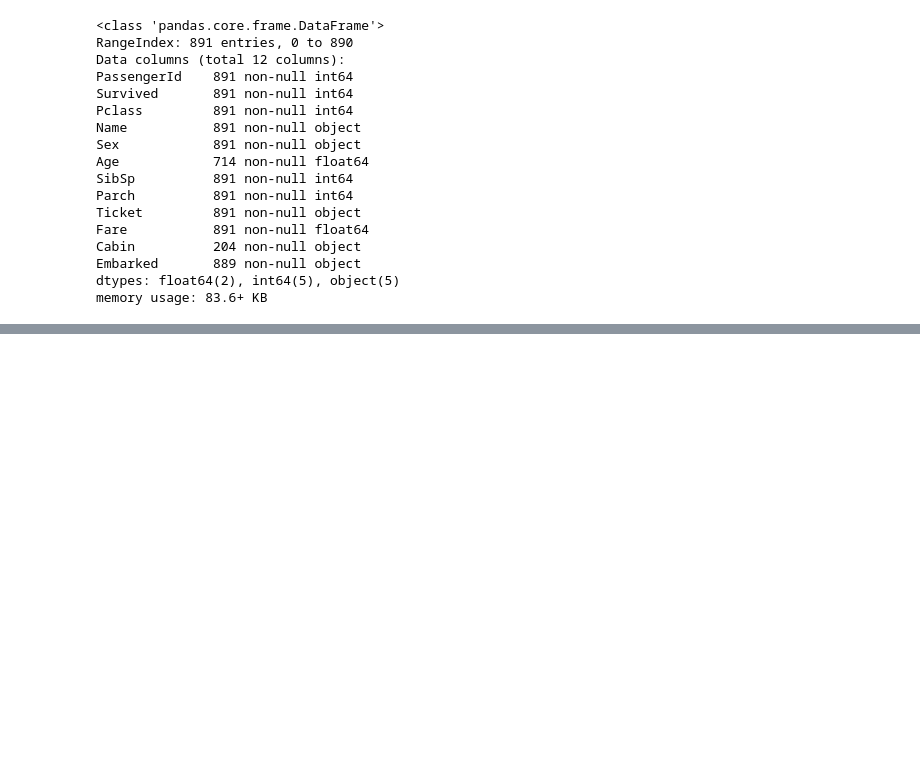
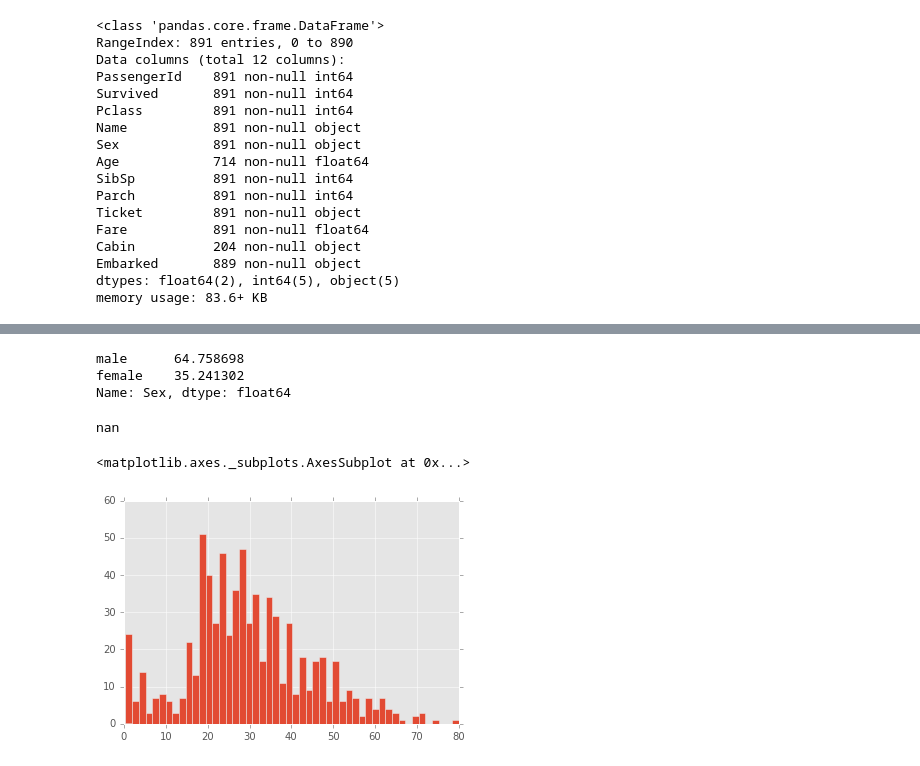
Before and after one commit to CarlosERamirez/BigData-ML-course, a Jupyter notebook: 230219.ipynb, the cells around one changed output, grey strips where cells are left out. Cells and saved outputs as stored; diff of their text form; code cells hidden in the pictures; blank space fills up the shorter version.

```diff
--- a/230219.ipynb
+++ b/230219.ipynb
@@ -129,0 +175,17 @@ datos.median()
+# %%
+datos.Sex.value_counts(normalize = True) * 100 #porcentajes
+# %% [output]
+male      64.758698
+female    35.241302
+Name: Sex, dtype: float64
+# %%
+#
+mayor25 = datos[datos.Age > datos.Age.quantile(0.25)]
+mayor25.Age.mean()
+# %% [output]
+nan
+# %%
+datos['Age'].hist(bins=50)
+# %% [output]
+<matplotlib.axes._subplots.AxesSubplot at 0x...>
+[figure, added]
```
Also changed, not shown: parts of 20 cells of this notebook.
